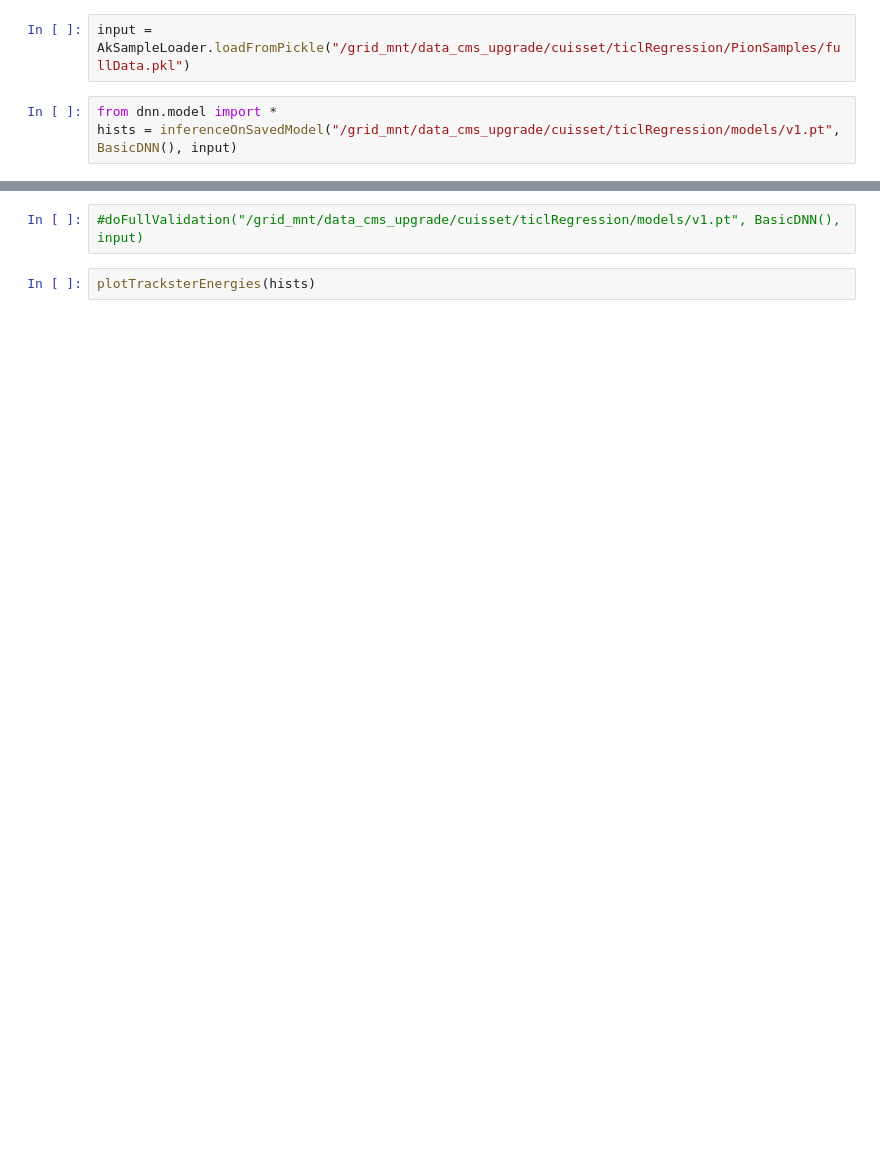
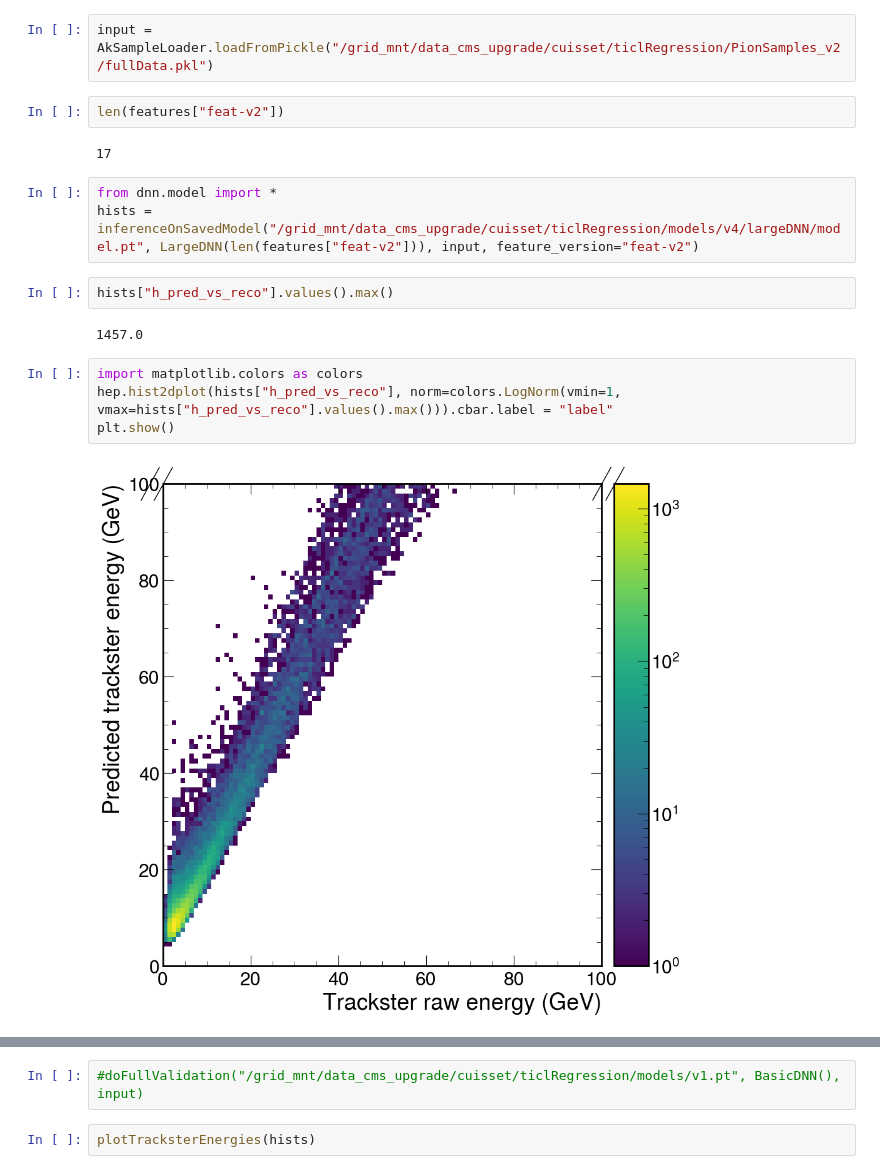
Before and after one commit to tcuisset/hgcalFastTracksterRegression, a Jupyter notebook: dnn/validation.ipynb, the cells around one changed output, grey strips where cells are left out. Drawn from its saved outputs; the diff is of its cells as text; blank space fills up the shorter version.

```diff
--- a/dnn/validation.ipynb
+++ b/dnn/validation.ipynb
@@ -20,5 +23,19 @@ from dnn.validation import *
 # %%
-input = AkSampleLoader.loadFromPickle("/grid_mnt/data_cms_upgrade/cuisset/ticlRegression/PionSamples/fullData.pkl")
+input = AkSampleLoader.loadFromPickle("/grid_mnt/data_cms_upgrade/cuisset/ticlRegression/PionSamples_v2/fullData.pkl")
+# %%
+len(features["feat-v2"])
+# %% [output]
+17
 # %%
 from dnn.model import *
-hists = inferenceOnSavedModel("/grid_mnt/data_cms_upgrade/cuisset/ticlRegression/models/v1.pt", BasicDNN(), input)
+hists = inferenceOnSavedModel("/grid_mnt/data_cms_upgrade/cuisset/ticlRegression/models/v4/largeDNN/model.pt", LargeDNN(len(features["feat-v2"])), input, feature_version="feat-v2")
+# %%
+hists["h_pred_vs_reco"].values().max()
+# %% [output]
+1457.0
+# %%
+import matplotlib.colors as colors
+hep.hist2dplot(hists["h_pred_vs_reco"], norm=colors.LogNorm(vmin=1, vmax=hists["h_pred_vs_reco"].values().max())).cbar.label = "label"
+plt.show()
+# %% [output]
+[figure, added]
```
Also changed, not shown: parts of 5 cells of this notebook, 8 other files.
